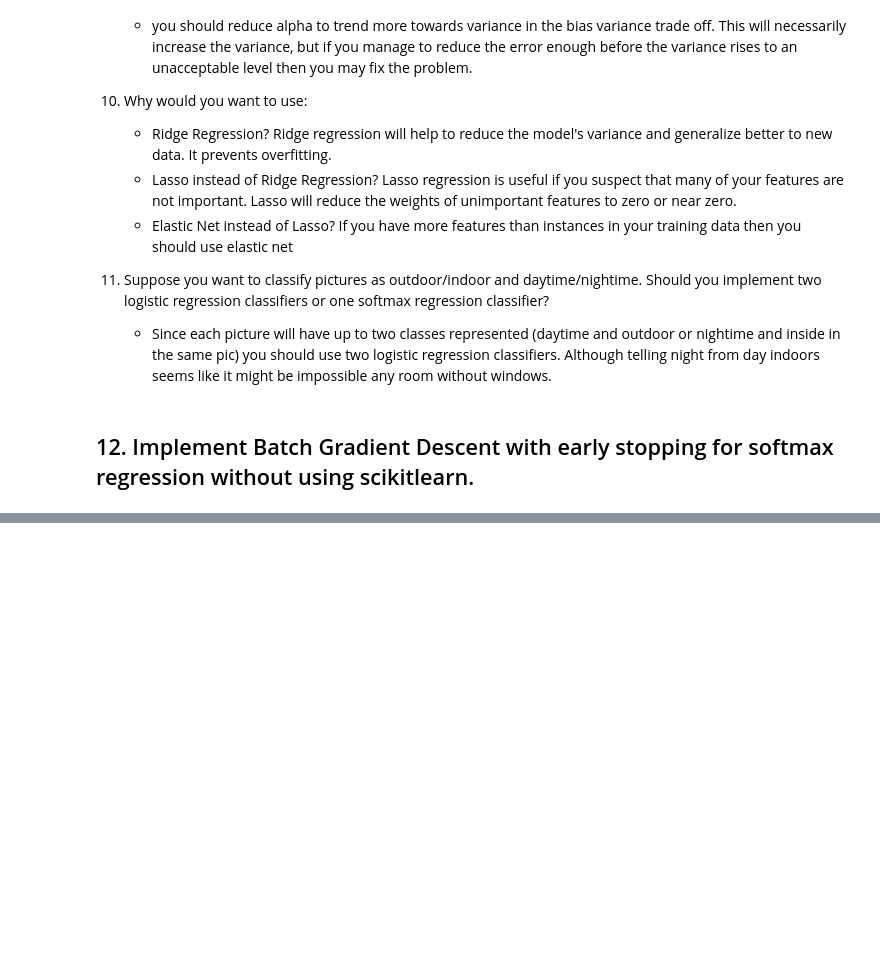
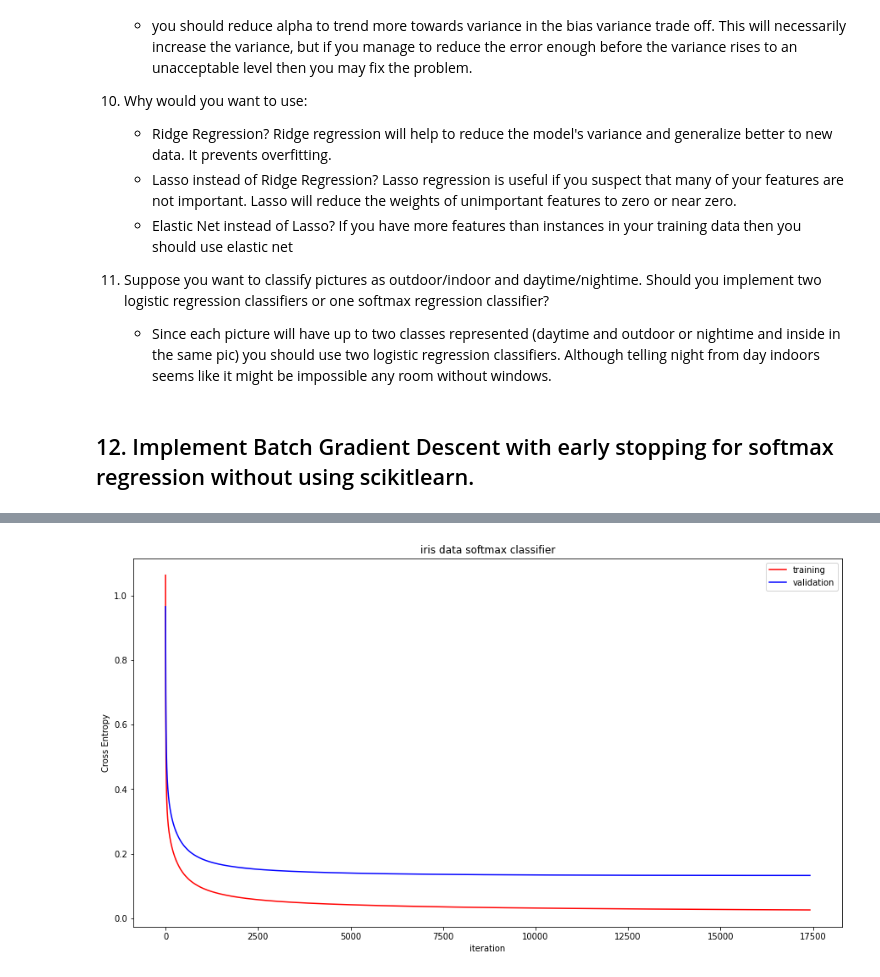
Before and after one commit to JakeHeffley/BME890_Repo, a Jupyter notebook: Ch04_Exercises.ipynb, the cells around one changed output, grey strips where cells are left out. Drawn from its saved outputs; the diff is of its cells as text; code cells hidden in the pictures; blank space fills up the shorter version.

Commit message:
Ch4 exercises and implementation of softmax regression classifier

```diff
--- a/Ch04_Exercises.ipynb
+++ b/Ch04_Exercises.ipynb
@@ -89,0 +172,35 @@ for iteration in range(n_iterations):
+# %%
+for iteration in range(n_iterations):
+
+    #get probabilities for each class and predictions of the model
+    model_preds, prob_of_k = softmax_predict(theta, X_train)
+    model_preds_val, prob_of_k_val = softmax_predict(theta, X_val)
+
+    #calculate errors to evaluate early stopping
+    cross_entr_train = -(1/m_train) * np.sum(y_train_oh*(np.log(prob_of_k)))
+    cross_entr_val = -(1/m_val) * np.sum(y_val_oh*(np.log(prob_of_k_val)))
+    xentr_train = np.append(xentr_train, cross_entr_train)
+    xentr_val = np.append(xentr_val, cross_entr_val)
+
+    #evaluate model performance and continue or stop training
+    if min_val_loss > cross_entr_val:
+        min_val_loss = cross_entr_val
+        best_epoc = iteration
+        best_model = theta
+
+    #Early Stopping
+    if cross_entr_val > min_val_loss:
+        print('minimum validation error reached on iteration: ' + str(iteration))
+        break
+
+    #calculate the gradient veector for each class (gradient array)
+    gradients = (1/m_train) * X_train.T.dot(prob_of_k - y_train_oh) #features by class
+
+    #update the model
+    theta = theta - eta*gradients
+
+    #reporting
+    if iteration % 500 == 0:
+        print('iteration: ' + str(iteration) + ' training error: ' + str(cross_entr_val))
+    elif iteration == n_iterations-1:
+        print('done')
@@ -89,0 +225,11 @@ for iteration in range(n_iterations):
+# %%
+fig = plt.figure(figsize=(15,8))
+plt.plot(range(0, len(xentr_train)), xentr_train, color='r', label='training')
+plt.plot(range(0, len(xentr_val)), xentr_val, color='b', label='validation')
+plt.title('iris data softmax classifier')
+plt.ylabel('Cross Entropy')
+plt.xlabel('iteration')
+plt.legend()
+plt.show()
+# %% [output]
+[figure, added]
```
Also changed, not shown: parts of 14 cells of this notebook.
